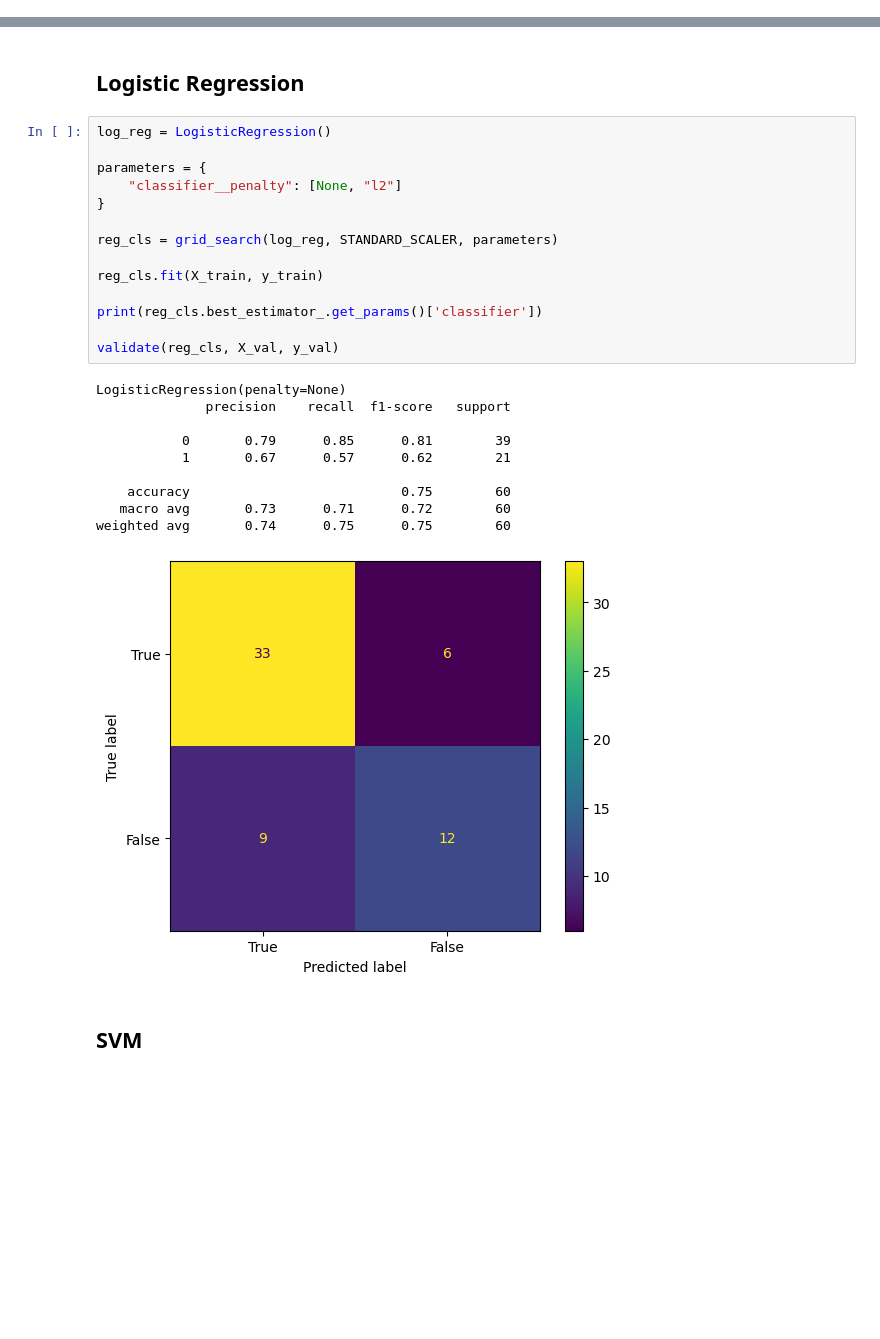
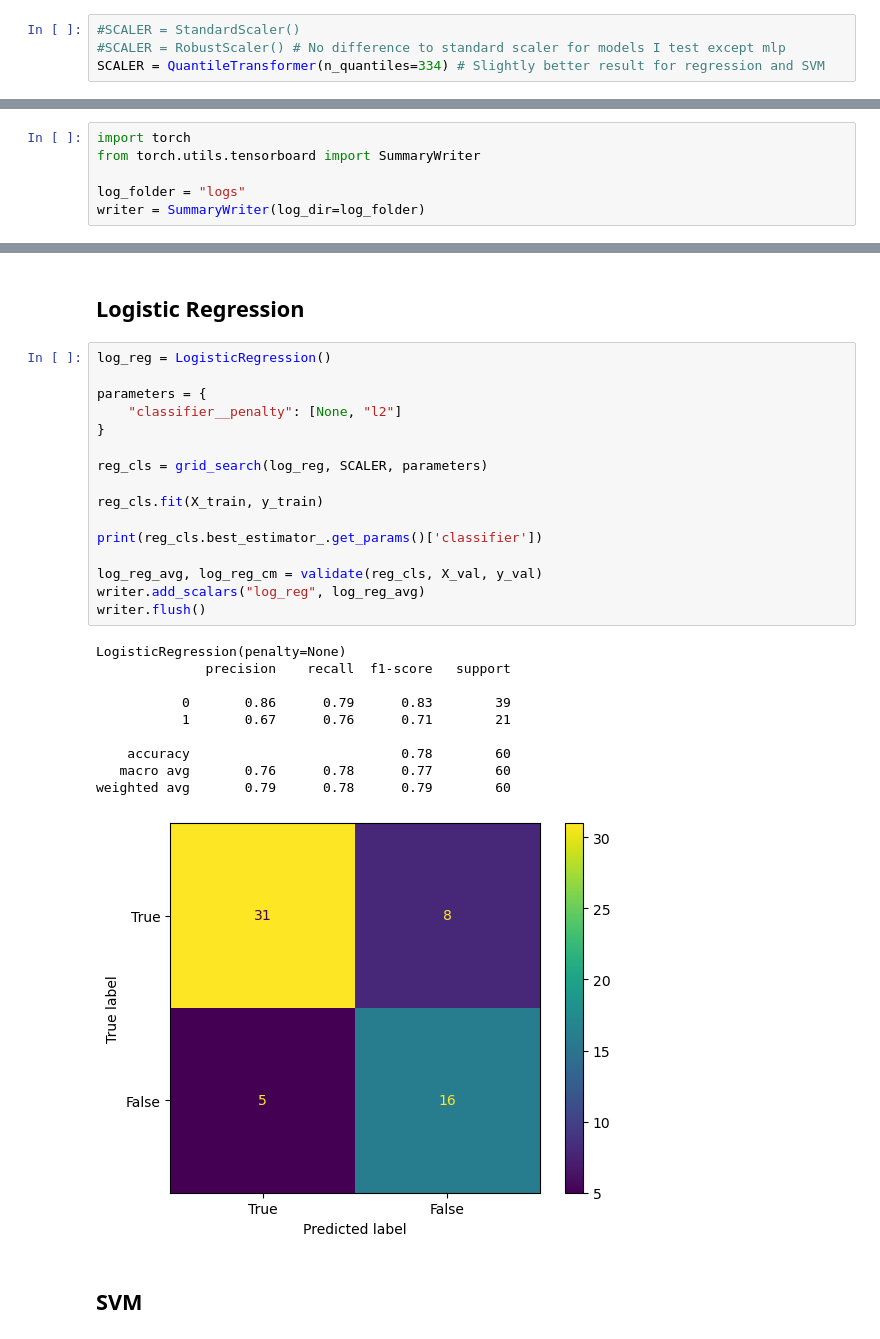
Before and after one commit to brittawi/M7016H-Project, a Jupyter notebook: classifiers.ipynb, the cells around one changed output, grey strips where cells are left out. Drawn from its saved outputs; the diff is of its cells as text; blank space fills up the shorter version.

```diff
--- a/classifiers.ipynb
+++ b/classifiers.ipynb
@@ -15,0 +14,4 @@ STANDARD_SCALER = StandardScaler()
+# %%
+#SCALER = StandardScaler()
+#SCALER = RobustScaler() # No difference to standard scaler for models I test except mlp
+SCALER = QuantileTransformer(n_quantiles=334) # Slightly better result for regression and SVM
@@ -16,3 +20,9 @@ STANDARD_SCALER = StandardScaler()
+# %%
+import torch
+from torch.utils.tensorboard import SummaryWriter
+
+log_folder = "logs"
+writer = SummaryWriter(log_dir=log_folder)
 # %% [markdown]
 ## Read in and split data
 # %%
@@ -117,28 +127,30 @@ Recall: [0.84615385 0.47619048]
 # %%
 log_reg = LogisticRegression()
 
 parameters = {
     "classifier__penalty": [None, "l2"]
 }
 
-reg_cls = grid_search(log_reg, STANDARD_SCALER, parameters)
+reg_cls = grid_search(log_reg, SCALER, parameters)
 
 reg_cls.fit(X_train, y_train)
 
 print(reg_cls.best_estimator_.get_params()['classifier'])
 
-validate(reg_cls, X_val, y_val)
+log_reg_avg, log_reg_cm = validate(reg_cls, X_val, y_val)
+writer.add_scalars("log_reg", log_reg_avg)
+writer.flush()
 # %% [output]
 LogisticRegression(penalty=None)
               precision    recall  f1-score   support
 
-           0       0.79      0.85      0.81        39
-           1       0.67      0.57      0.62        21
+           0       0.86      0.79      0.83        39
+           1       0.67      0.76      0.71        21
 
-    accuracy                           0.75        60
-   macro avg       0.73      0.71      0.72        60
-weighted avg       0.74      0.75      0.75        60
+    accuracy                           0.78        60
+   macro avg       0.76      0.78      0.77        60
+weighted avg       0.79      0.78      0.79        60
-[figure, old version]
+[figure, new version]
 # %% [markdown]
 ## SVM
 # %%
```
Also changed, not shown: parts of 6 cells of this notebook, 1 other file.
